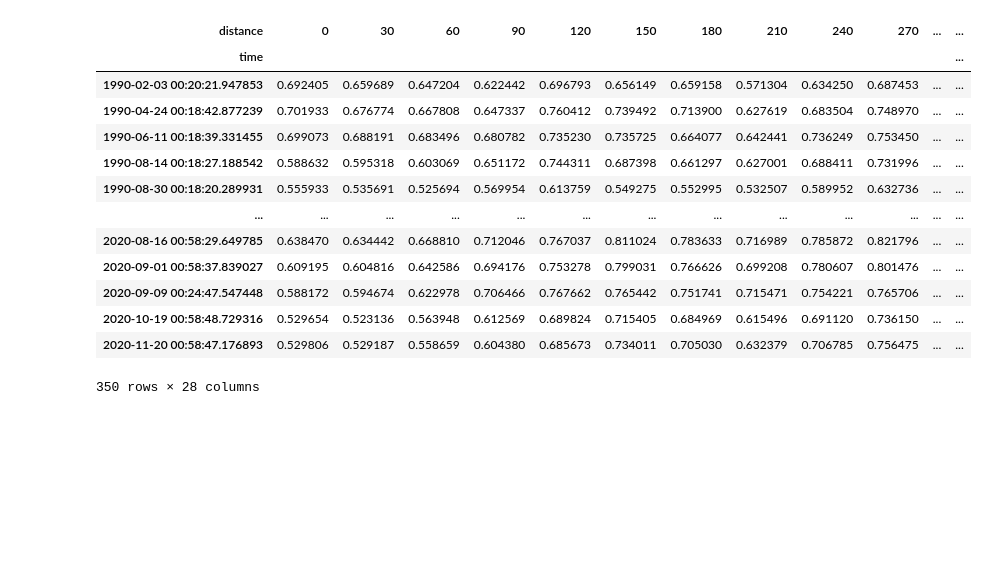
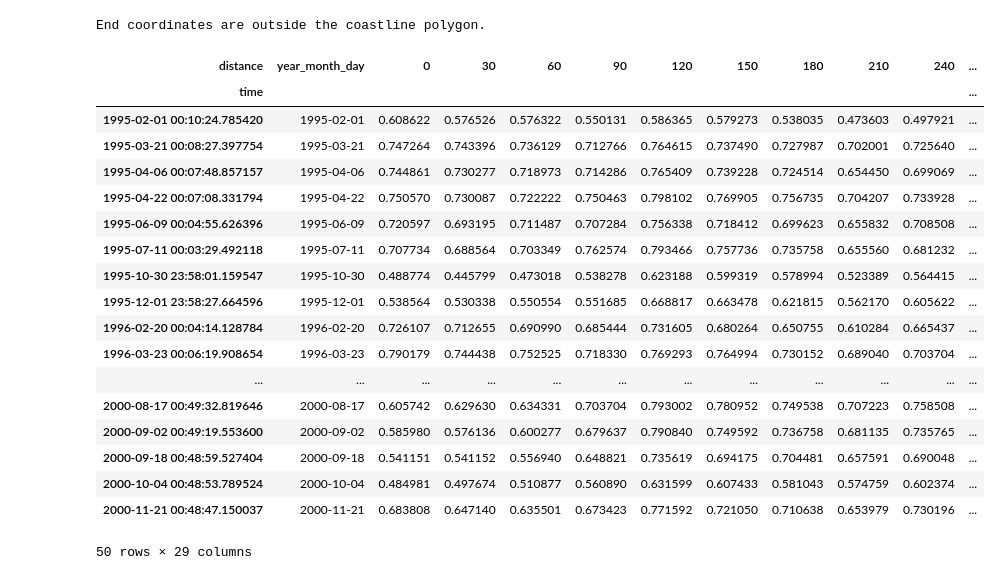
Before and after one commit to christopherowers/DP_KNP, a Jupyter notebook: Hovmoller_CO.ipynb, the cells around one changed output. Cells and saved outputs as stored; diff of their text form; code cells hidden in the pictures; blank space fills up the shorter version.

```diff
--- a/Hovmoller_CO.ipynb
+++ b/Hovmoller_CO.ipynb
@@ -61,7 +65,7 @@ def warp_geometry(geom, crs_crs, dst_crs):
 transect_file = './OpenCoastTransectGulf/T1.shp'
 # %%
 # Define temporal range
-start_of_epoch = '1990-01-01'
-end_of_epoch =  '2020-12-31'
+start_of_epoch = '1995-01-01'
+end_of_epoch =  '2000-12-31'
 print ('temporal range is ' + start_of_epoch + ' to ' + end_of_epoch)
 # %% [output]
@@ -123,4 +140,39 @@ geom_w = warp_geometry(geom_, query['crs'], crs_wkt)
 dist = [i for i in range(0, int(geom_w.length), 30)]
 
 points = list(zip(*[geom_w.interpolate(d).coords[0] for d in dist])) # py3
+# %%
+def check_end_coordinates_outside_polygon(gpkg_path, lat, lon):
+    # Load the coastline GeoPackage file
+    gdf = gpd.read_file(gpkg_path)
+
+    # Create a Shapely Point from the provided coordinates
+    point = Point(lon, lat)
+
+    # Check if the point is within any of the polygons in the GeoDataFrame
+    within_polygon = gdf.geometry.contains(point).any()
+
+    return within_polygon
+
+# Example usage
+gpkg_path = './data/aust_mainland_islands_dissolve_EPSG4326.gpkg'
+latitude = query['y'][1]  # Replace with your actual latitude
+longitude = query['x'][1]  # Replace with your actual longitude
+
+result = check_end_coordinates_outside_polygon(gpkg_path, latitude, longitude)
+
+if result:
+    print("End coordinates are within the coastline polygon.")
+    # change the load of coords so that landward to seaward is displayed left to right
+    y_dim = np.asarray(points[1])
+    y_dim = y_dim[::-1]
+    x_dim = np.asarray(points[0])
+    x_dim = x_dim[::-1]
+
+else:
+    print("End coordinates are outside the coastline polygon.")
+    # no need to change as load of coords is already in format for landward to seaward to be displayed left to right
+    y_dim = np.asarray(points[1])
+    x_dim = np.asarray(points[0])
+# %% [output]
+End coordinates are outside the coastline polygon.
 # %%
@@ -133,25 +182,38 @@ hov_data = ds_index.sel(x=xr.DataArray(x_dim, dims='distance'),
 # %%
 # Convert DataArray to DataFrame
 df = hov_data.to_dataframe(name='value').reset_index()
 
 # Pivot the DataFrame
 df_pivoted = df.pivot(index='time', columns='distance', values='value')
 # make column headings into meters (* 30)
 df_pivoted.columns = (df_pivoted.columns.astype(int) * 30).astype(str)
 
+# for saving, add in easier to read column for time
+df_pivoted.insert(0, 'year_month_day', df_pivoted.index.strftime('%Y-%m-%d'))
+
+# save as csv
+df_pivoted.to_csv('./output/' + os.path.splitext(os.path.basename(transect_file))[0] + '_' +
+                  start_of_epoch.split('-')[0] + '_' + end_of_epoch.split('-')[0] + '_' + index_selection + '.csv',
+                  index=False)
+
 df_pivoted
 # %% [output]
-| distance | 0 | 30 | 60 | 90 | 120 | 150 | 180 | 210 | 240 | 270 | ... | ... |
-| time |  |  |  |  |  |  |  |  |  |  |  | ... |
-| 1990-02-03 00:20:21.947853 | 0.692405 | 0.659689 | 0.647204 | 0.622442 | 0.696793 | 0.656149 | 0.659158 | 0.571304 | 0.634250 | 0.687453 | ... | ... |
-| 1990-04-24 00:18:42.877239 | 0.701933 | 0.676774 | 0.667808 | 0.647337 | 0.760412 | 0.739492 | 0.713900 | 0.627619 | 0.683504 | 0.748970 | ... | ... |
-| 1990-06-11 00:18:39.331455 | 0.699073 | 0.688191 | 0.683496 | 0.680782 | 0.735230 | 0.735725 | 0.664077 | 0.642441 | 0.736249 | 0.753450 | ... | ... |
-| 1990-08-14 00:18:27.188542 | 0.588632 | 0.595318 | 0.603069 | 0.651172 | 0.744311 | 0.687398 | 0.661297 | 0.627001 | 0.688411 | 0.731996 | ... | ... |
-| 1990-08-30 00:18:20.289931 | 0.555933 | 0.535691 | 0.525694 | 0.569954 | 0.613759 | 0.549275 | 0.552995 | 0.532507 | 0.589952 | 0.632736 | ... | ... |
-| ... | ... | ... | ... | ... | ... | ... | ... | ... | ... | ... | ... | ... |
-| 2020-08-16 00:58:29.649785 | 0.638470 | 0.634442 | 0.668810 | 0.712046 | 0.767037 | 0.811024 | 0.783633 | 0.716989 | 0.785872 | 0.821796 | ... | ... |
-| 2020-09-01 00:58:37.839027 | 0.609195 | 0.604816 | 0.642586 | 0.694176 | 0.753278 | 0.799031 | 0.766626 | 0.699208 | 0.780607 | 0.801476 | ... | ... |
-| 2020-09-09 00:24:47.547448 | 0.588172 | 0.594674 | 0.622978 | 0.706466 | 0.767662 | 0.765442 | 0.751741 | 0.715471 | 0.754221 | 0.765706 | ... | ... |
-| 2020-10-19 00:58:48.729316 | 0.529654 | 0.523136 | 0.563948 | 0.612569 | 0.689824 | 0.715405 | 0.684969 | 0.615496 | 0.691120 | 0.736150 | ... | ... |
-| 2020-11-20 00:58:47.176893 | 0.529806 | 0.529187 | 0.558659 | 0.604380 | 0.685673 | 0.734011 | 0.705030 | 0.632379 | 0.706785 | 0.756475 | ... | ... |
+| distance | year_month_day | 0 | 30 | 60 | 90 | 120 | 150 | 180 | 210 | 240 | ... |
+| time |  |  |  |  |  |  |  |  |  |  | ... |
+| 1995-02-01 00:10:24.785420 | 1995-02-01 | 0.608622 | 0.576526 | 0.576322 | 0.550131 | 0.586365 | 0.579273 | 0.538035 | 0.473603 | 0.497921 | ... |
+| 1995-03-21 00:08:27.397754 | 1995-03-21 | 0.747264 | 0.743396 | 0.736129 | 0.712766 | 0.764615 | 0.737490 | 0.727987 | 0.702001 | 0.725640 | ... |
+| 1995-04-06 00:07:48.857157 | 1995-04-06 | 0.744861 | 0.730277 | 0.718973 | 0.714286 | 0.765409 | 0.739228 | 0.724514 | 0.654450 | 0.699069 | ... |
+| 1995-04-22 00:07:08.331794 | 1995-04-22 | 0.750570 | 0.730087 | 0.722222 | 0.750463 | 0.798102 | 0.769905 | 0.756735 | 0.704207 | 0.733928 | ... |
+| 1995-06-09 00:04:55.626396 | 1995-06-09 | 0.720597 | 0.693195 | 0.711487 | 0.707284 | 0.756338 | 0.718412 | 0.699623 | 0.655832 | 0.708508 | ... |
+| 1995-07-11 00:03:29.492118 | 1995-07-11 | 0.707734 | 0.688564 | 0.703349 | 0.762574 | 0.793466 | 0.757736 | 0.735758 | 0.655560 | 0.681232 | ... |
+| 1995-10-30 23:58:01.159547 | 1995-10-30 | 0.488774 | 0.445799 | 0.473018 | 0.538278 | 0.623188 | 0.599319 | 0.578994 | 0.523389 | 0.564415 | ... |
+| 1995-12-01 23:58:27.664596 | 1995-12-01 | 0.538564 | 0.530338 | 0.550554 | 0.551685 | 0.668817 | 0.663478 | 0.621815 | 0.562170 | 0.605622 | ... |
+| 1996-02-20 00:04:14.128784 | 1996-02-20 | 0.726107 | 0.712655 | 0.690990 | 0.685444 | 0.731605 | 0.680264 | 0.650755 | 0.610284 | 0.665437 | ... |
+| 1996-03-23 00:06:19.908654 | 1996-03-23 | 0.790179 | 0.744438 | 0.752525 | 0.718330 | 0.769293 | 0.764994 | 0.730152 | 0.689040 | 0.703704 | ... |
+| ... | ... | ... | ... | ... | ... | ... | ... | ... | ... | ... | ... |
+| 2000-08-17 00:49:32.819646 | 2000-08-17 | 0.605742 | 0.629630 | 0.634331 | 0.703704 | 0.793002 | 0.780952 | 0.749538 | 0.707223 | 0.758508 | ... |
+| 2000-09-02 00:49:19.553600 | 2000-09-02 | 0.585980 | 0.576136 | 0.600277 | 0.679637 | 0.790840 | 0.749592 | 0.736758 | 0.681135 | 0.735765 | ... |
+| 2000-09-18 00:48:59.527404 | 2000-09-18 | 0.541151 | 0.541152 | 0.556940 | 0.648821 | 0.735619 | 0.694175 | 0.704481 | 0.657591 | 0.690048 | ... |
+| 2000-10-04 00:48:53.789524 | 2000-10-04 | 0.484981 | 0.497674 | 0.510877 | 0.560890 | 0.631599 | 0.607433 | 0.581043 | 0.574759 | 0.602374 | ... |
+| 2000-11-21 00:48:47.150037 | 2000-11-21 | 0.683808 | 0.647140 | 0.635501 | 0.673423 | 0.771592 | 0.721050 | 0.710638 | 0.653979 | 0.730196 | ... |
-350 rows × 28 columns
+50 rows × 29 columns
```
Also changed, not shown: parts of 8 cells of this notebook, 1 other file.
